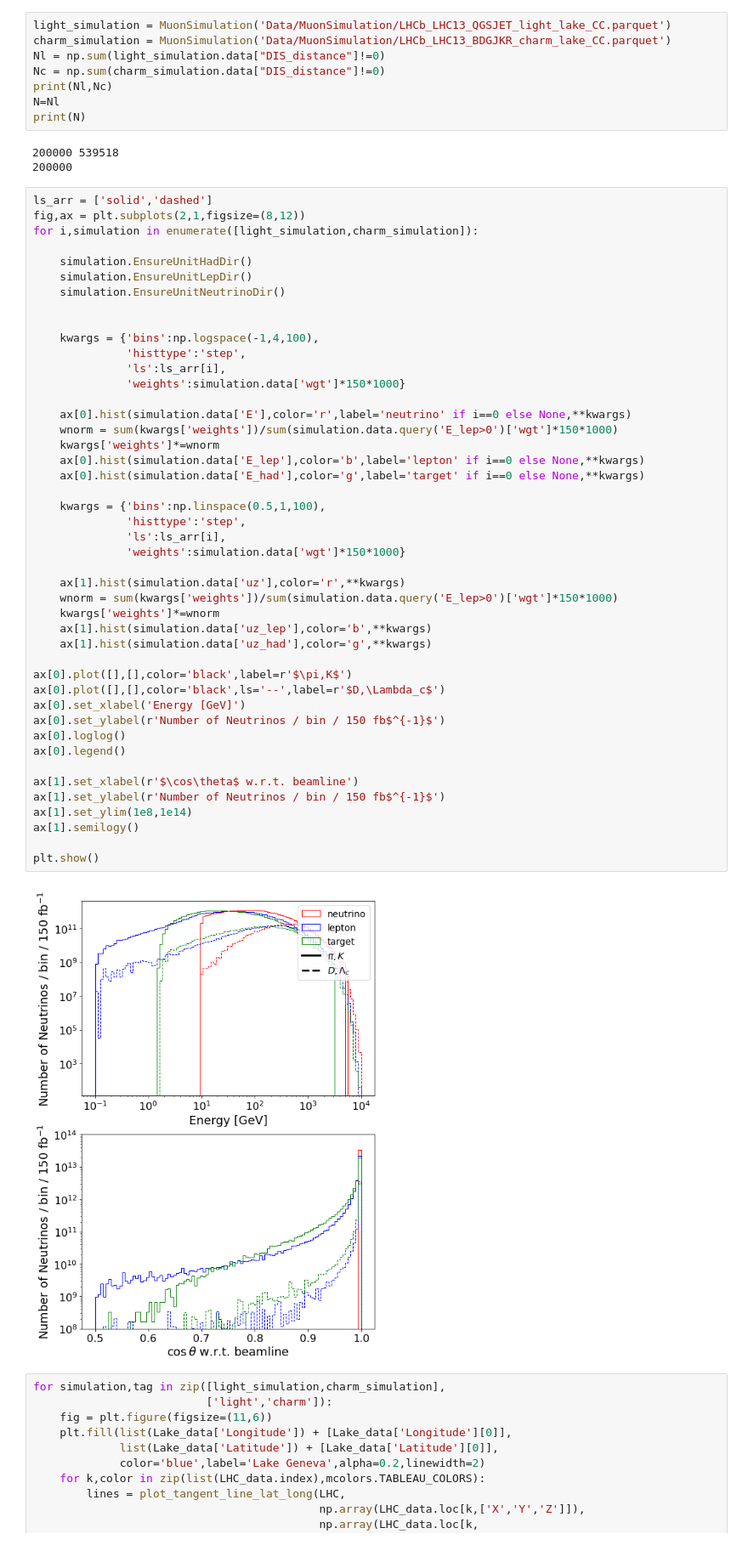
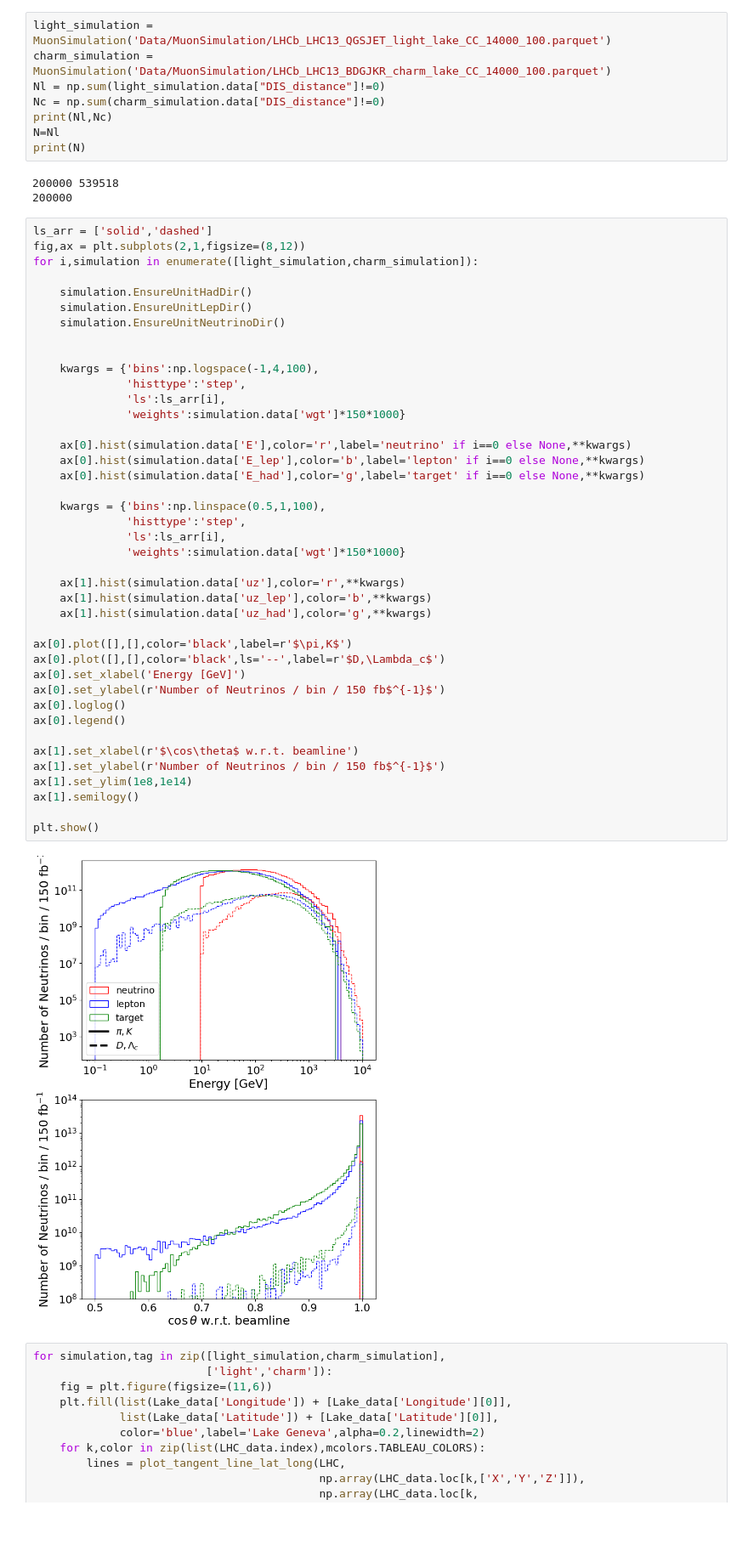
Before and after one commit to nickkamp1/Lake_Geneva_Neutrinos, a Jupyter notebook: MuonSimulation.ipynb, the cells around one changed output. Shown at 85% size. Cells and saved outputs as stored; diff of their text form.

```diff
--- a/MuonSimulation.ipynb
+++ b/MuonSimulation.ipynb
@@ -42,6 +39,6 @@ plt.show()
 # %%
-light_simulation = MuonSimulation('Data/MuonSimulation/LHCb_LHC13_QGSJET_light_lake_CC.parquet')
-charm_simulation = MuonSimulation('Data/MuonSimulation/LHCb_LHC13_BDGJKR_charm_lake_CC.parquet')
+light_simulation = MuonSimulation('Data/MuonSimulation/LHCb_LHC13_QGSJET_light_lake_CC_14000_100.parquet')
+charm_simulation = MuonSimulation('Data/MuonSimulation/LHCb_LHC13_BDGJKR_charm_lake_CC_14000_100.parquet')
 Nl = np.sum(light_simulation.data["DIS_distance"]!=0)
 Nc = np.sum(charm_simulation.data["DIS_distance"]!=0)
 print(Nl,Nc)
@@ -65,38 +62,34 @@ for i,simulation in enumerate([light_simulation,charm_simulation]):
               'ls':ls_arr[i],
               'weights':simulation.data['wgt']*150*1000}
 
     ax[0].hist(simulation.data['E'],color='r',label='neutrino' if i==0 else None,**kwargs)
-    wnorm = sum(kwargs['weights'])/sum(simulation.data.query('E_lep>0')['wgt']*150*1000)
-    kwargs['weights']*=wnorm
     ax[0].hist(simulation.data['E_lep'],color='b',label='lepton' if i==0 else None,**kwargs)
     ax[0].hist(simulation.data['E_had'],color='g',label='target' if i==0 else None,**kwargs)
 
     kwargs = {'bins':np.linspace(0.5,1,100),
               'histtype':'step',
               'ls':ls_arr[i],
               'weights':simulation.data['wgt']*150*1000}
 
     ax[1].hist(simulation.data['uz'],color='r',**kwargs)
-    wnorm = sum(kwargs['weights'])/sum(simulation.data.query('E_lep>0')['wgt']*150*1000)
-    kwargs['weights']*=wnorm
     ax[1].hist(simulation.data['uz_lep'],color='b',**kwargs)
     ax[1].hist(simulation.data['uz_had'],color='g',**kwargs)
 
 ax[0].plot([],[],color='black',label=r'$\pi,K$')
 ax[0].plot([],[],color='black',ls='--',label=r'$D,\Lambda_c$')
 ax[0].set_xlabel('Energy [GeV]')
 ax[0].set_ylabel(r'Number of Neutrinos / bin / 150 fb$^{-1}$')
 ax[0].loglog()
 ax[0].legend()
 
 ax[1].set_xlabel(r'$\cos\theta$ w.r.t. beamline')
 ax[1].set_ylabel(r'Number of Neutrinos / bin / 150 fb$^{-1}$')
 ax[1].set_ylim(1e8,1e14)
 ax[1].semilogy()
 
 plt.show()
 # %% [output]
-[figure, old version]
+[figure, new version]
 # %%
 for simulation,tag in zip([light_simulation,charm_simulation],
                           ['light','charm']):
```
Also changed, not shown: parts of 3 cells of this notebook, 9 other files.
